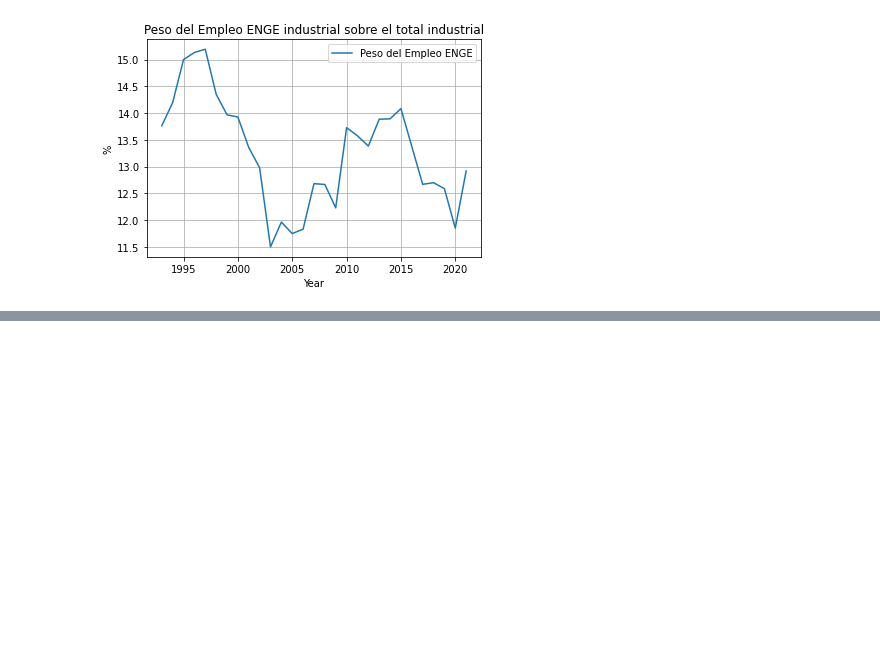
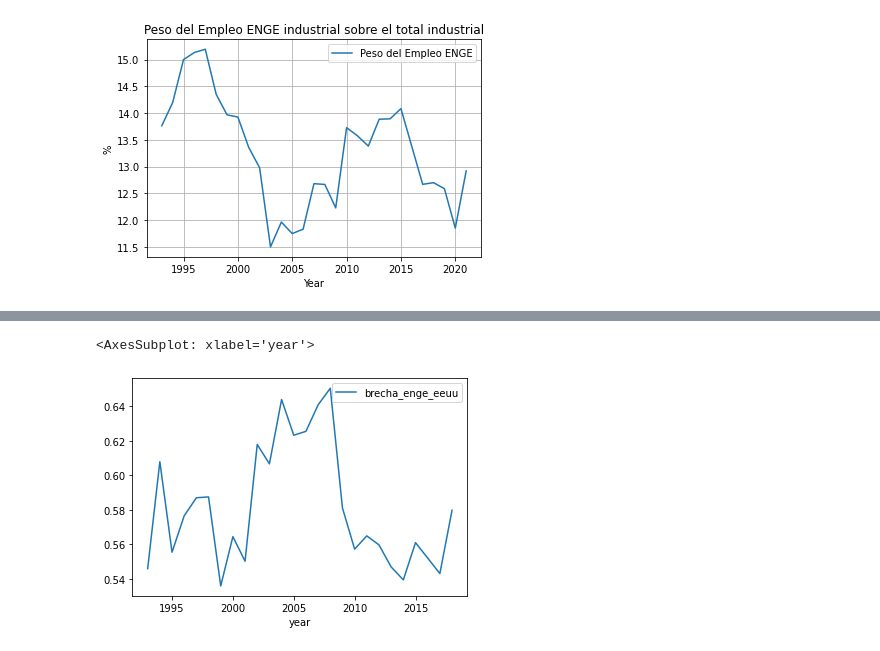
Before and after one commit to mateosuster/productivity_measures, a Jupyter notebook: enge/enge.ipynb, the cells around one changed output, grey strips where cells are left out. Drawn from its saved outputs; the diff is of its cells as text; code cells hidden in the pictures; blank space fills up the shorter version.

```diff
--- a/enge/enge.ipynb
+++ b/enge/enge.ipynb
@@ -611,0 +657,9 @@ eeuu_prod.head(3)
+# %%
+brecha_enge_eeuu_df = pd.merge(data_enge2[['year',  'brecha_productividad_enge_tot_level']],
+                               eeuu_prod[['year',  'brecha_productividad_eeuu_arg']],
+                                how = 'left', on = 'year')
+brecha_enge_eeuu_df['brecha_enge_eeuu'] = brecha_enge_eeuu_df['brecha_productividad_enge_tot_level'] * brecha_enge_eeuu_df['brecha_productividad_eeuu_arg']
+brecha_enge_eeuu_df[['year', 'brecha_enge_eeuu']].set_index('year').plot()
+# %% [output]
+<AxesSubplot: xlabel='year'>
+[figure, added]
```
Also changed, not shown: parts of 22 cells of this notebook, 11 other files.
